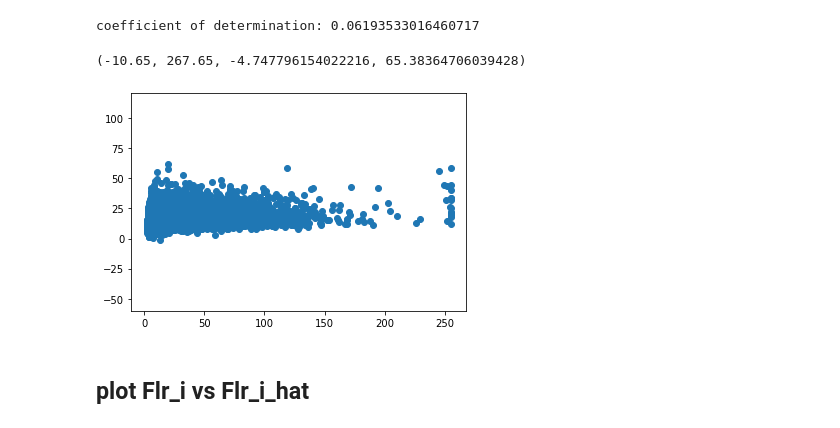
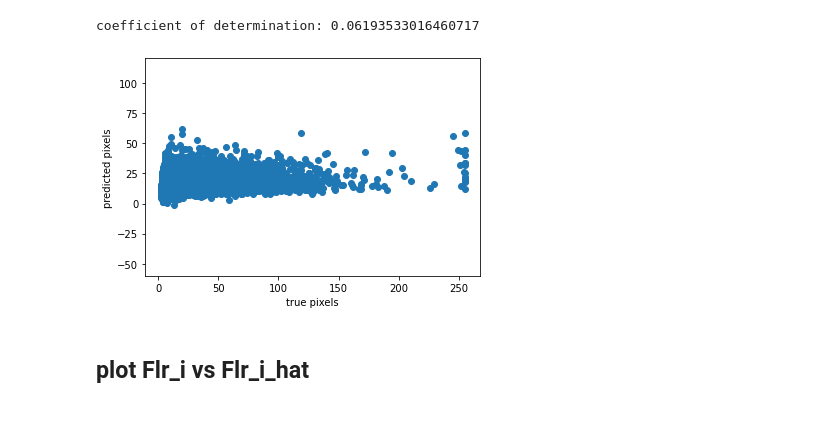
Before and after one commit to saskia-droid/heterogeneity_brain_endothelial_monolayer, a Jupyter notebook: 14_linearRegression.ipynb, the cells around one changed output. Drawn from its saved outputs; the diff is of its cells as text; code cells hidden in the pictures.

```diff
--- a/14_linearRegression.ipynb
+++ b/14_linearRegression.ipynb
@@ -131,10 +138,12 @@ coefficient of determination: 0.06193533016460717
 # %%
 pred = model3.predict(c0)
 plt.scatter(c3, pred)
 plt.axis('equal') #'square'
+plt.xlabel("true pixels")
+plt.ylabel("predicted pixels")
+plt.savefig(os.path.join(saving_path, 'c3_noPP_lm.png'))
 # %% [output]
-(-10.65, 267.65, -4.747796154022216, 65.38364706039428)
-[figure, old version]
+[figure, new version]
 # %% [markdown]
 ## plot Flr_i vs Flr_i_hat
 # %%
```
Also changed, not shown: parts of 7 cells of this notebook.
